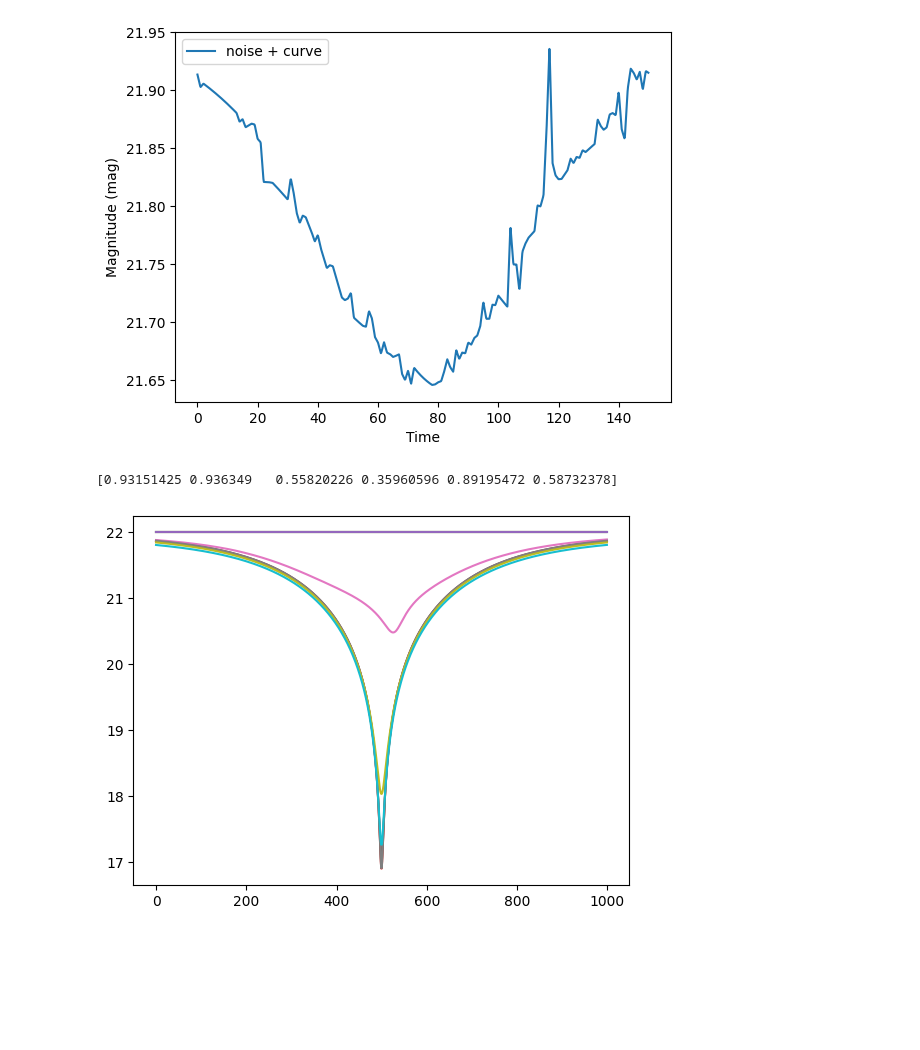
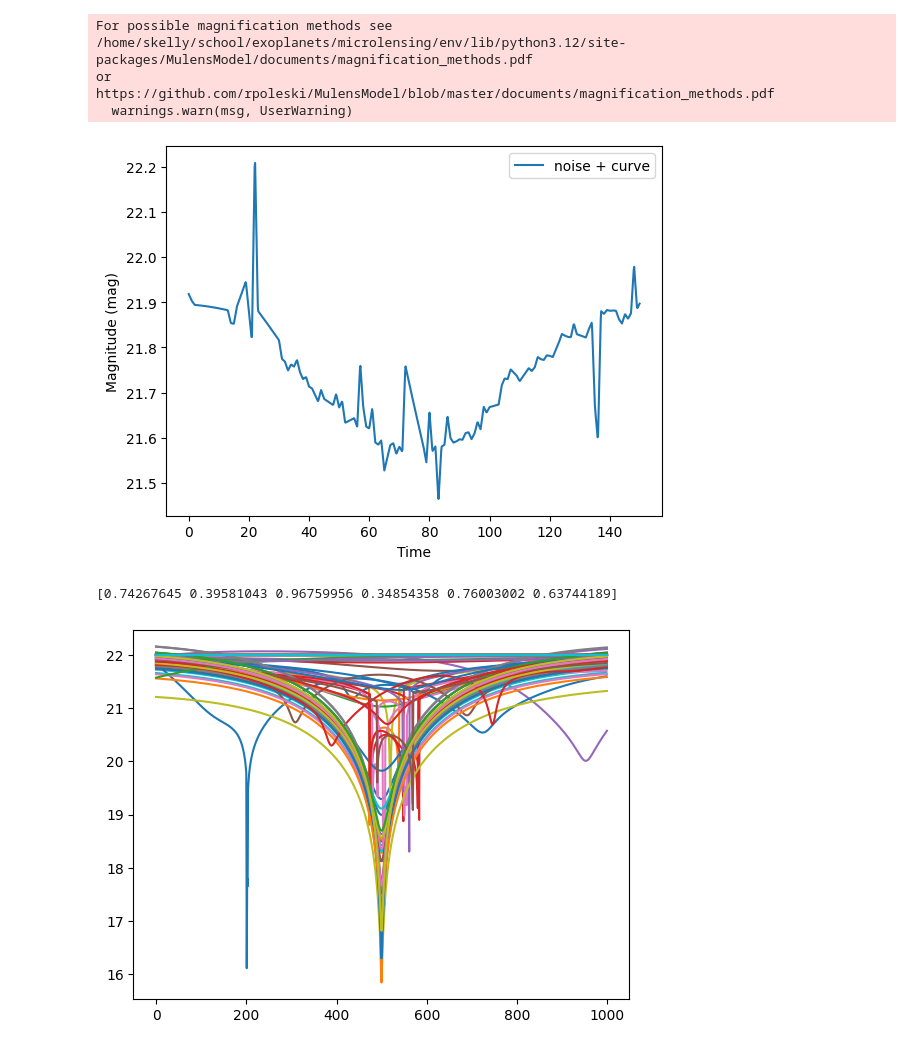
Before and after one commit to star-skelly/microlensing, a Jupyter notebook: data_generation_pipeline.ipynb, the cells around one changed output. Drawn from its saved outputs; the diff is of its cells as text; code cells hidden in the pictures; blank space fills up the shorter version.

```diff
--- a/data_generation_pipeline.ipynb
+++ b/data_generation_pipeline.ipynb
@@ -129,8 +129,8 @@ def noisy_curve(args):
     x, y = get_curve(args)
     noise_x, noise_y = choose_random_noise_curve()
     noise_interp = np.interp(x, noise_x, noise_y)
-    noise_small = noise_interp * 2 * np.std(y) / (max(noise_y) - min(noise_y))
-    curve = y + noise_small
+    noise_small = noise_interp * 2 * (max(y) - min(y)) / (max(noise_y) - min(noise_y))
+    curve = y +  noise_small
 
     return x, curve
 # %%
@@ -147,7 +147,12 @@ plt.ylabel("Magnitude (mag)")
 plt.legend()
 plt.show()
 # %% [output]
+For possible magnification methods see
+/home/skelly/school/exoplanets/microlensing/env/lib/python3.12/site-packages/MulensModel/documents/magnification_methods.pdf
+or
+https://github.com/rpoleski/MulensModel/blob/master/documents/magnification_methods.pdf
+  warnings.warn(msg, UserWarning)
-[figure, old version]
+[figure, new version]
 # %%
 arg_file = 'data/generated_lightcurves/params.csv'
 f = open(arg_file, "w+")
@@ -157,30 +162,32 @@ labels, args = params.get_vals(1000)
 print(args[0])
 for index in tqdm(range(1000)):
     x, y = noisy_curve(args[index])
+    seq = np.stack([x, y], axis=-1)      # shape [N, 2]
 
-    with open(f'data/generated_lightcurves/x/x_{index}.npy', 'wb') as f:
-        np.save(f, x)
-
-    with open(f'data/generated_lightcurves/y/y_{index}.npy', 'wb') as f:
-        np.save(f, y)
+    with open(f'data/generated_lightcurves/xy/xy_{index}.npy', 'wb') as f:
+        np.save(f, seq)
 
     with open(arg_file, 'w') as f:
         f.write(','.join(['%.5f' % num for num in args[index]]) + '\n')
 # %% [output]
-[0.93151425 0.936349   0.55820226 0.35960596 0.89195472 0.58732378]
+[0.74267645 0.39581043 0.96759956 0.34854358 0.76003002 0.63744189]
 # %%
-fdir = "data/generated_lightcurves/y/"
+fdir = "data/generated_lightcurves/xy/"
 directory = os.fsencode(fdir)
 
 curves = []
 
 i = 0
 for file in tqdm(os.listdir(directory)):
     filename = os.fsdecode(file)
     curve = np.load(fdir + filename)
-    plt.plot(np.arange(0, len(curve)), curve)
+    xy = np.load(os.path.join(fdir, filename))  # shape (N, 2)
+
+    x = xy[:,0]
+    y = xy[:,1]
+    plt.plot(np.arange(len(y)), y)
     i+=1
-    if i == 10:
+    if i == 100:
         break
 # %% [output]
-[figure, old version]
+[figure, new version]
```
Also changed, not shown: parts of 5 cells of this notebook, 12 other files.
